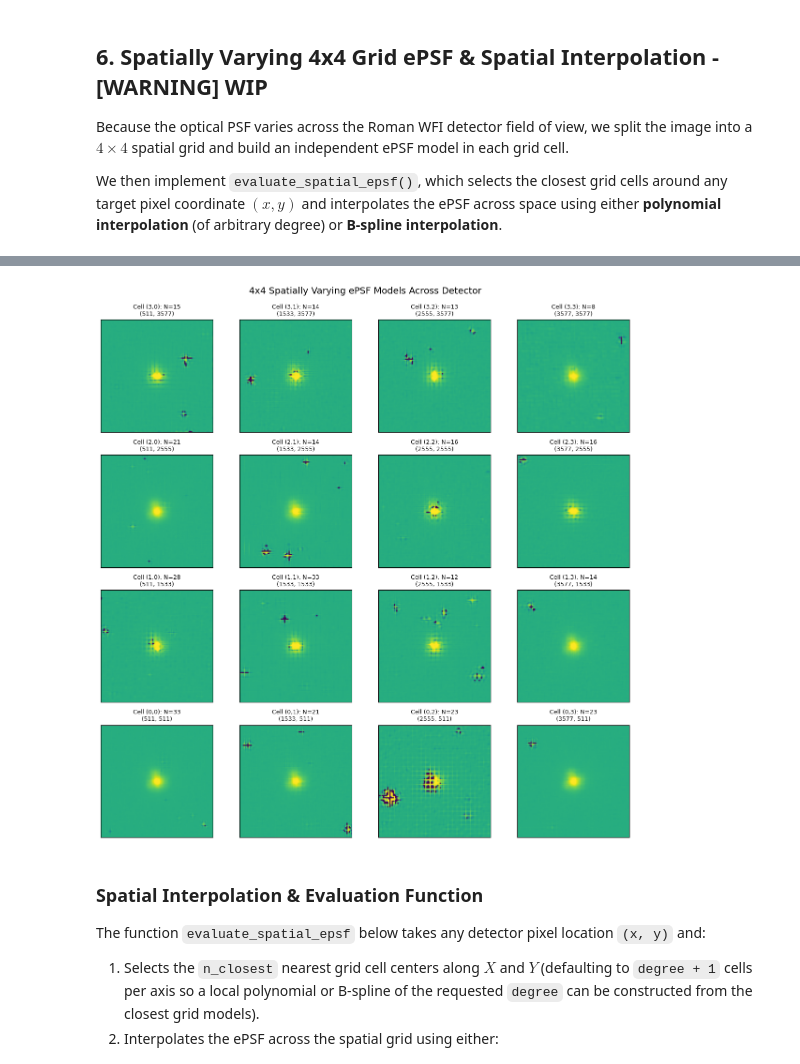
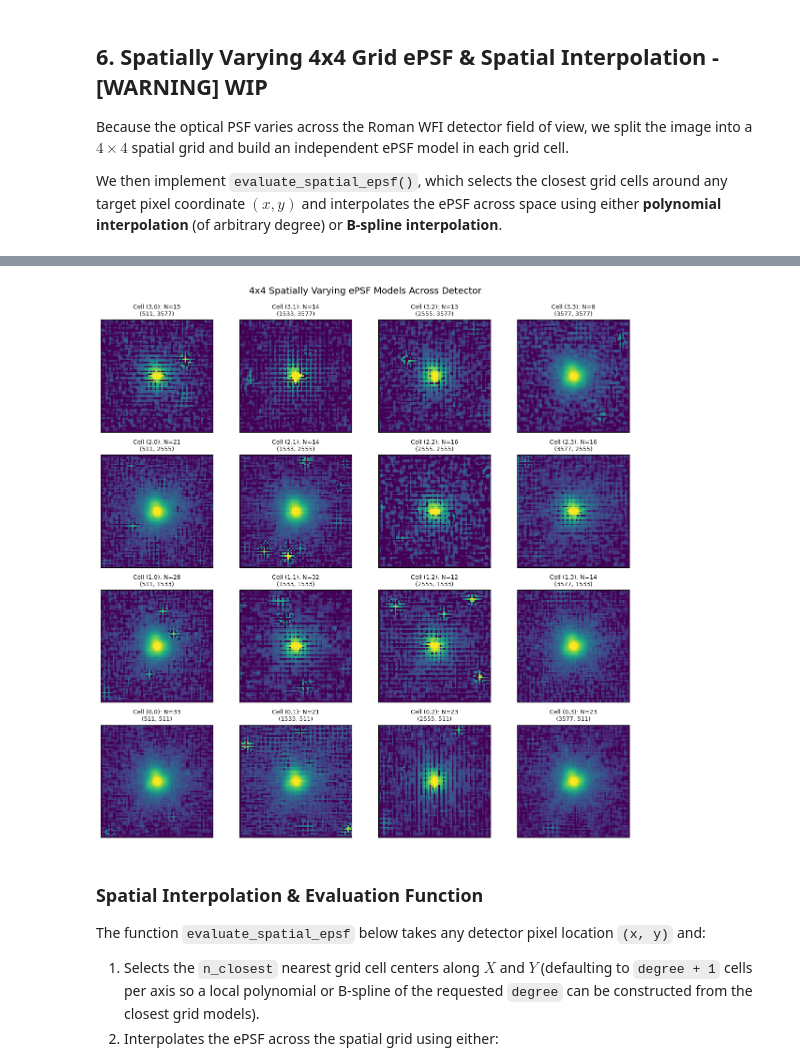
Before and after one commit to jorgemarpa/roman-cuts, a Jupyter notebook: notebooks/build_ePSF.ipynb, the cells around one changed output, grey strips where cells are left out. Saved outputs shown, nothing was run; the diff lists cells and outputs as text; code cells hidden in the pictures.

```diff
--- a/notebooks/build_ePSF.ipynb
+++ b/notebooks/build_ePSF.ipynb
@@ -277,8 +310,8 @@ plt.show()
 
 We now run `EPSFBuilder` with an oversampling factor (commonly `oversampling=2` or `4` for Roman WFI) to iteratively recenter the stars and construct the oversampled ePSF model.
 # %%
-oversampling = 4
-maxiters = 10
+oversampling = 3
+maxiters = 5
 
 epsf_builder = EPSFBuilder(
     oversampling=oversampling,
@@ -286,6 +319,6 @@ epsf_builder = EPSFBuilder(
     progress_bar=True,
 )
 
-epsf, fitted_stars = epsf_builder(stars)
-print(f"Built ePSF model with shape: {epsf.data.shape} (oversampling={oversampling})")
+epsf_global, fitted_stars = epsf_builder(stars)
+print(f"Built ePSF model with shape: {epsf_global.data.shape} (oversampling={oversampling})")
 # %% [output]
@@ -297,8 +330,8 @@ fig, axes = plt.subplots(1, 2, figsize=(12, 5))
 fig.suptitle(f"Roman WFI {filter_name} PID {pid} SCA {detector:02}", y=0.99)
 
 # Left panel: 2D ePSF image
-norm = simple_norm(epsf.data, "log", percent=99.5)
-im = axes[0].imshow(epsf.data, norm=norm, origin="lower", cmap="viridis")
+norm_global = simple_norm(epsf_global.data, "log", percent=99.5)
+im = axes[0].imshow(epsf_global.data, norm=norm_global, origin="lower", cmap="viridis")
 plt.colorbar(im, ax=axes[0], fraction=0.046, pad=0.04, label="Normalized Flux")
 
 axes[0].set_title(f"ePSF (oversampling={oversampling})")
@@ -306,12 +339,12 @@ axes[0].set_xlabel("Oversampled X [px]")
 axes[0].set_ylabel("Oversampled Y [px]")
 
 # Right panel: 1D slices through the ePSF peak
-cy, cx = np.unravel_index(np.nanargmax(epsf.data), epsf.data.shape)
-pix_x = (np.arange(epsf.data.shape[1]) - cx) / oversampling
-pix_y = (np.arange(epsf.data.shape[0]) - cy) / oversampling
+cy, cx = np.unravel_index(np.nanargmax(epsf_global.data), epsf_global.data.shape)
+pix_x = (np.arange(epsf_global.data.shape[1]) - cx) / oversampling
+pix_y = (np.arange(epsf_global.data.shape[0]) - cy) / oversampling
 
-axes[1].plot(pix_x, epsf.data[cy, :], "o-", ms=3, label="Horizontal slice (X)")
-axes[1].plot(pix_y, epsf.data[:, cx], "s--", ms=3, label="Vertical slice (Y)")
+axes[1].plot(pix_x, epsf_global.data[cy, :], "o-", ms=3, label="Horizontal slice (X)")
+axes[1].plot(pix_y, epsf_global.data[:, cx], "s--", ms=3, label="Vertical slice (Y)")
 axes[1].set_yscale("log")
 axes[1].set_xlabel("Distance from center [native pixels]")
 axes[1].set_ylabel("Normalized Flux (log scale)")
@@ -456,6 +489,7 @@ We then implement `evaluate_spatial_epsf()`, which selects the closest grid cell
 # %%
 n_grid_y, n_grid_x = 4, 4
 min_stars_per_cell = 5
+sigma_clip = SigmaClip()
 
 x_edges = np.linspace(0, nx, n_grid_x + 1)
 y_edges = np.linspace(0, ny, n_grid_y + 1)
@@ -463,7 +497,7 @@ y_edges = np.linspace(0, ny, n_grid_y + 1)
 x_centers = 0.5 * (x_edges[:-1] + x_edges[1:])
 y_centers = 0.5 * (y_edges[:-1] + y_edges[1:])
 
-psf_h, psf_w = epsf.data.shape
+psf_h, psf_w = epsf_global.data.shape
 epsf_grid = np.zeros((n_grid_y, n_grid_x, psf_h, psf_w), dtype=np.float64)
 epsf_models = np.empty((n_grid_y, n_grid_x), dtype=object)
 cell_star_counts = np.zeros((n_grid_y, n_grid_x), dtype=int)
@@ -472,8 +506,8 @@ grid_builder = EPSFBuilder(
     oversampling=oversampling,
     maxiters=maxiters,
     progress_bar=False,
-    # norm_radius=5.5,
-    recentering_maxiters=20,
+    sigma_clip=sigma_clip,
+    fit_shape=5,
 )
 
 for iy in range(n_grid_y):
@@ -494,7 +528,8 @@ for iy in range(n_grid_y):
         cell_star_counts[iy, ix] = len(cell_stars)
 
         if len(cell_stars) >= min_stars_per_cell:
-            cell_epsf, _ = grid_builder(cell_stars)
+            # use the global ePSF as a start
+            cell_epsf, _ = grid_builder.build_epsf(cell_stars, epsf=epsf_global)
             # Match output shape in case of minor border trimming differences
             ch, cw = cell_epsf.data.shape
             if (ch, cw) == (psf_h, psf_w):
@@ -533,26 +567,26 @@ Cell (iy=3, ix=3) center=(3577, 3577): 8 stars
 # %%
 fig, axes = plt.subplots(n_grid_y, n_grid_x, figsize=(12, 12))
 norm = simple_norm(epsf_grid.ravel(), "log", percent=99.5)
 
 for iy in range(n_grid_y):
     for ix in range(n_grid_x):
         # Display with iy=0 at the bottom row to match detector (origin='lower') layout
         ax = axes[n_grid_y - 1 - iy, ix]
         cell_data = epsf_grid[iy, ix]
-        ax.imshow(cell_data, norm=norm, origin="lower", cmap="viridis")
+        ax.imshow(cell_data, norm=norm_global, origin="lower", cmap="viridis")
         ax.set_title(
             f"Cell ({iy},{ix}): N={cell_star_counts[iy, ix]}\n"
             f"({x_centers[ix]:.0f}, {y_centers[iy]:.0f})",
             fontsize=9,
         )
         ax.set_xticks([])
         ax.set_yticks([])
 
 fig.suptitle("4x4 Spatially Varying ePSF Models Across Detector", fontsize=14, y=0.99)
 plt.tight_layout()
 plt.show()
 # %% [output]
-[figure, old version]
+[figure, new version]
 # %% [markdown]
 ### Spatial Interpolation & Evaluation Function
 
```
Also changed, not shown: parts of 18 cells of this notebook.
